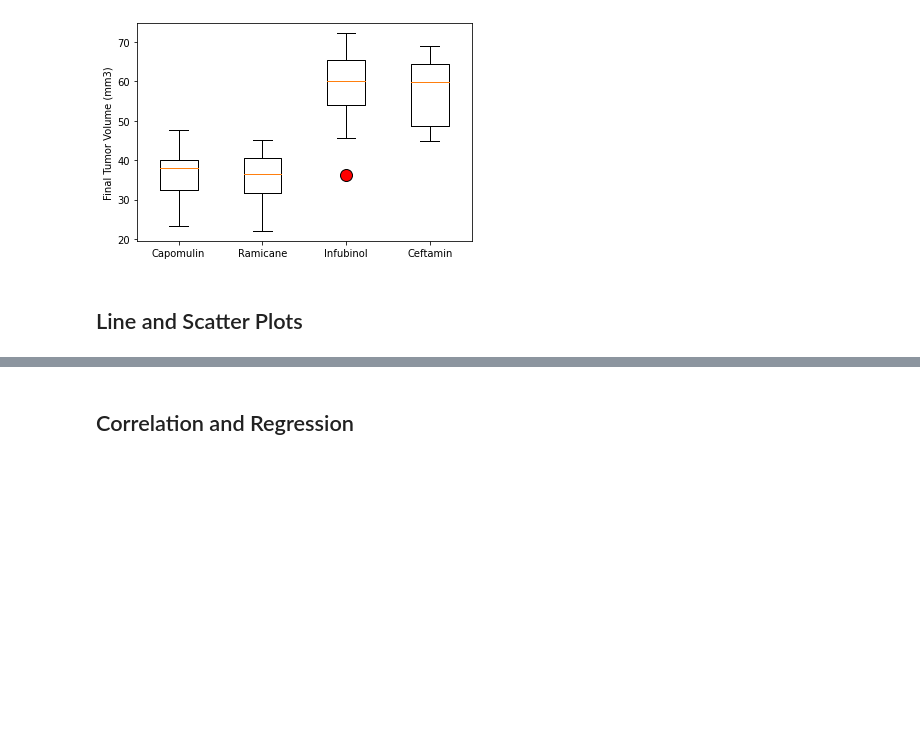
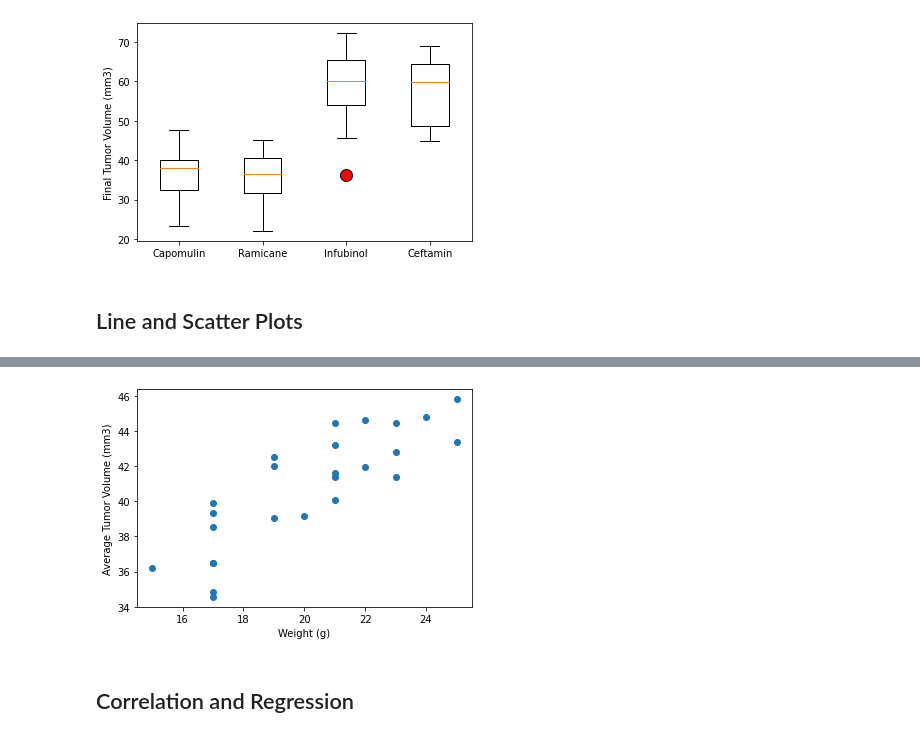
Before and after one commit to carolyan1/Matplotlib-Challenge, a Jupyter notebook: Pymaceuticals/Pymaceuticals_Starter.ipynb, the cells around one changed output, grey strips where cells are left out. Cells and saved outputs as stored; diff of their text form; code cells hidden in the pictures; blank space fills up the shorter version.

```diff
--- a/Pymaceuticals/Pymaceuticals_Starter.ipynb
+++ b/Pymaceuticals/Pymaceuticals_Starter.ipynb
@@ -204,3 +294,19 @@ Ceftamin's potential outliers: Series([], Name: Tumor Volume (mm3), dtype: float
+# %%
+# Generate a scatter plot of average tumor volume vs. mouse weight for the Capomulin regimen
+# Filter data where Drug Regimen == Capomulin
+Capomulin_df = Mice_number_clean[Mice_number_clean["Drug Regimen"]=="Capomulin"]
+# Group mouse by id
+Capomulin_g = Capomulin_df.groupby("Mouse ID")
+# Calculate mean (axis)
+Capomulin_g_w = Capomulin_g["Weight (g)"].mean()
+tumor_mean = Capomulin_g['Tumor Volume (mm3)'].mean()
+#Plot
+plt.scatter(Capomulin_g_w, tumor_mean)
+plt.xlabel('Weight (g)')
+plt.ylabel('Average Tumor Volume (mm3)')
+plt.show()
+# %% [output]
+[figure, added]
 # %% [markdown]
 ## Correlation and Regression
 # %%
```
Also changed, not shown: parts of 16 cells of this notebook, 2 other files.
